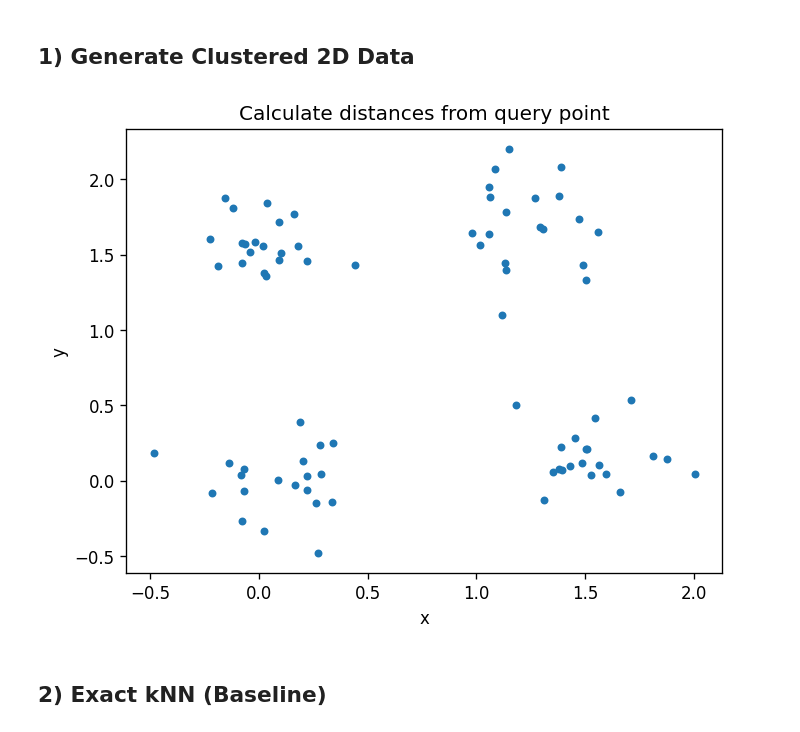
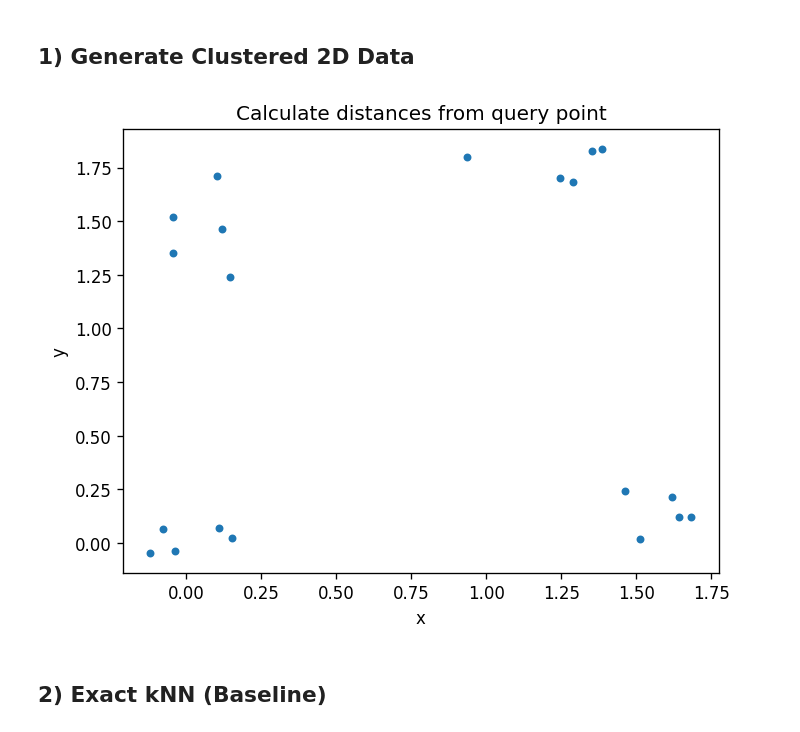
Before and after one commit to CNUClasses/471_code, a Jupyter notebook: week12/Vector_Search_Toy_Plots_kNN_IVF_HNSW.ipynb, the cells around one changed output. Cells and saved outputs as stored; diff of their text form; code cells hidden in the pictures.

```diff
--- a/week12/Vector_Search_Toy_Plots_kNN_IVF_HNSW.ipynb
+++ b/week12/Vector_Search_Toy_Plots_kNN_IVF_HNSW.ipynb
@@ -24,28 +24,28 @@ plt.rcParams['figure.dpi'] = 120
 # %%
 
 def make_clusters(centers, n_per=10, spread=0.25, seed=42):
     rng = np.random.default_rng(seed)
     points = []
     labels = []
     for i, (cx, cy) in enumerate(centers):
         pts = rng.normal(loc=(cx, cy), scale=spread, size=(n_per, 2))
         points.append(pts)
         labels.extend([i]*n_per)
     X = np.vstack(points)
     labels = np.array(labels)
     return X, labels
 
 centers = [(0,0), (1.5, 0.2), (1.2, 1.7), (0.0, 1.5)]
-X, y = make_clusters(centers, n_per=20, spread=0.22, seed=123)
+X, y = make_clusters(centers, n_per=5, spread=0.12, seed=123)
 
 plt.figure()
 plt.scatter(X[:,0], X[:,1], s=14)
 plt.title("Calculate distances from query point")
 # plt.title("2D Clustered Dataset")
 plt.xlabel("x"); plt.ylabel("y")
 plt.show()
 # %% [output]
-[figure, old version]
+[figure, new version]
 # %% [markdown]
 
 ## 2) Exact kNN (Baseline)
```
Also changed, not shown: parts of 2 cells of this notebook, 2 other files.
